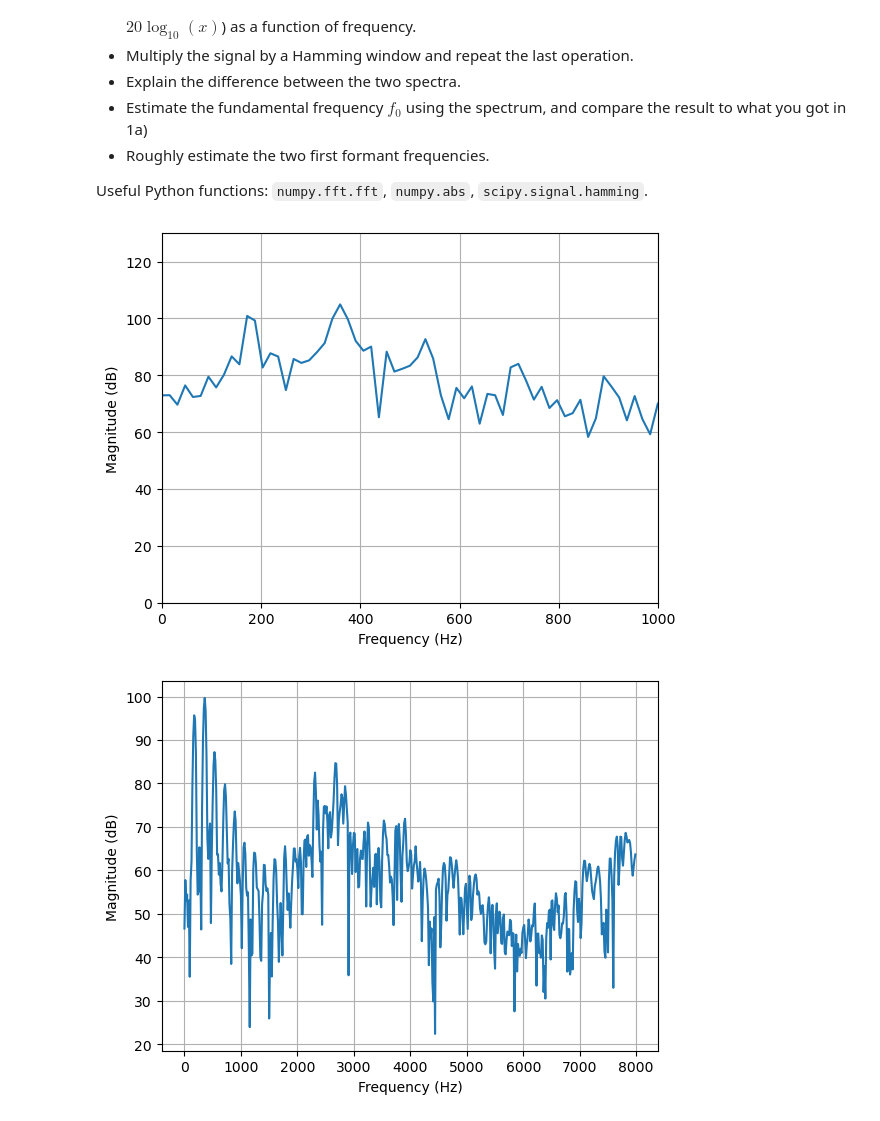
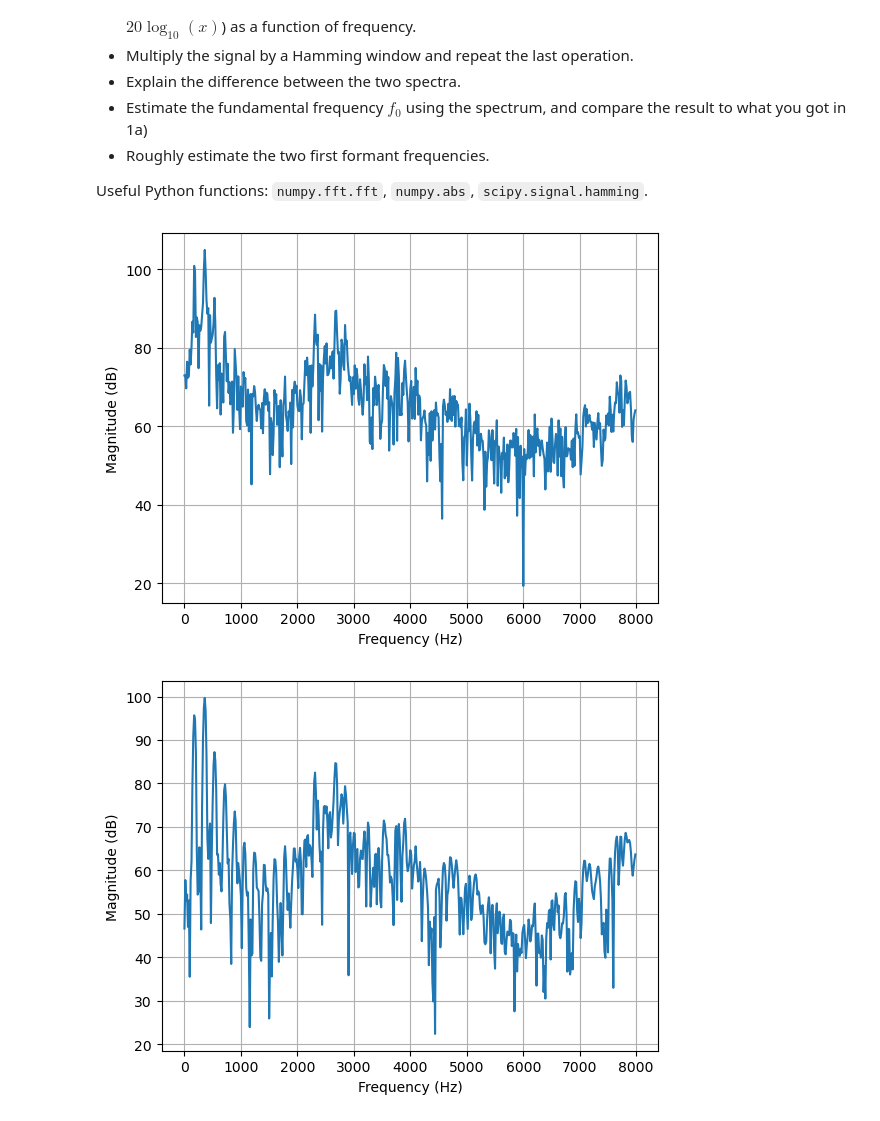
Before and after one commit to martinfsl/TTT4185, a Jupyter notebook: Assignments/Assignment_1/TTT4185_assignment_1.ipynb, the cells around one changed output. Drawn from its saved outputs; the diff is of its cells as text; code cells hidden in the pictures.

```diff
--- a/Assignments/Assignment_1/TTT4185_assignment_1.ipynb
+++ b/Assignments/Assignment_1/TTT4185_assignment_1.ipynb
@@ -64,17 +66,15 @@ Useful Python functions: `numpy.fft.fft`, `numpy.abs`, `scipy.signal.hamming`.
 # %%
 spectrum = np.fft.fft(data[-640:], 1024)
 freq     = np.fft.fftfreq(1024, 1/Fs)
 N        = len(spectrum)
 
 plt.plot(freq[:N//2], 20*np.log10(np.abs(spectrum))[:N//2])
 plt.grid()
 plt.xlabel("Frequency (Hz)")
 plt.ylabel("Magnitude (dB)")
-plt.xlim([0, 1000])
-plt.ylim([0, 130])
 plt.show()
 # %% [output]
-[figure, old version]
+[figure, new version]
 # %%
 window       = sp.signal.windows.hamming(len(data[-640:]))
 dataWindowed = data[-640:]*window
```
Also changed, not shown: parts of 4 cells of this notebook.
